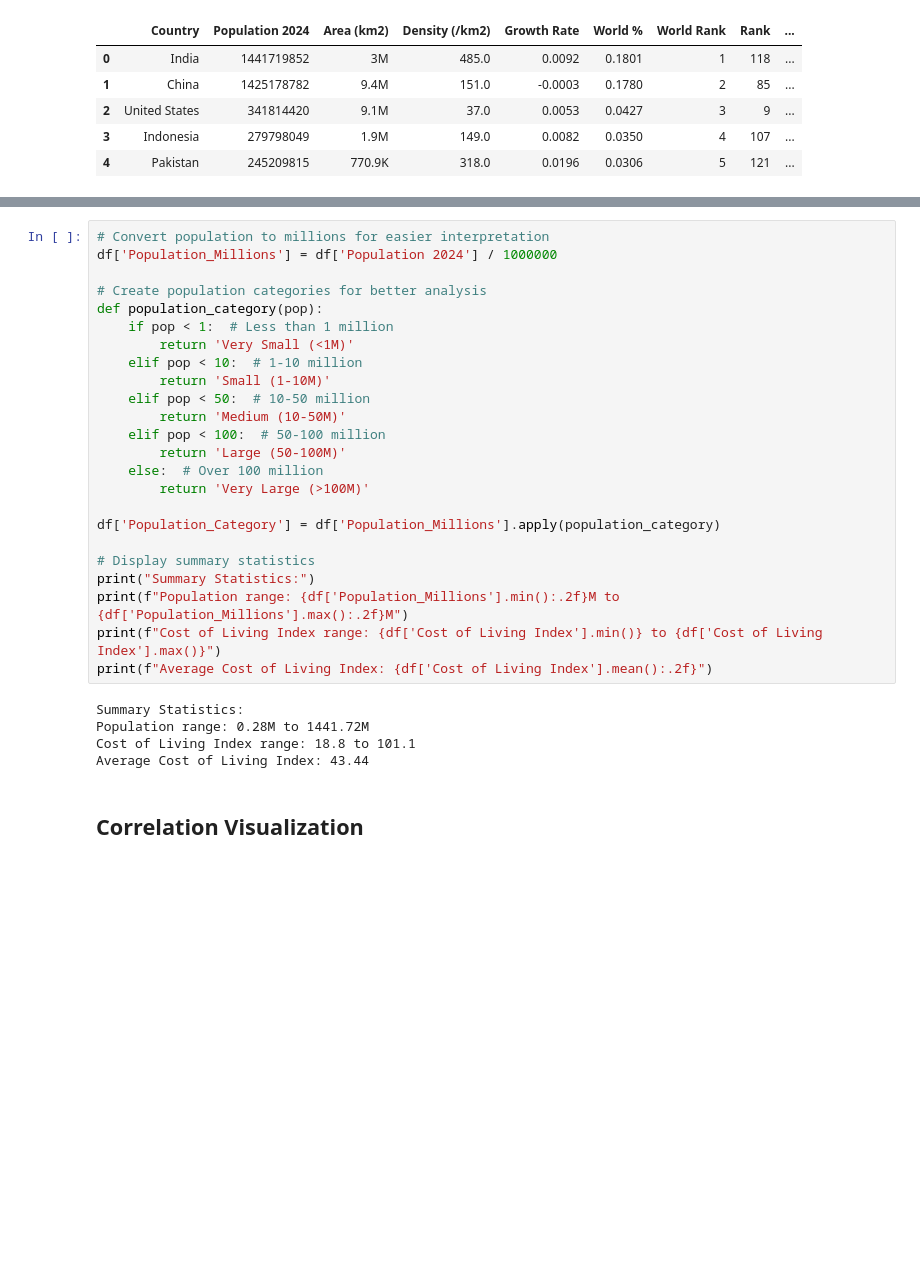
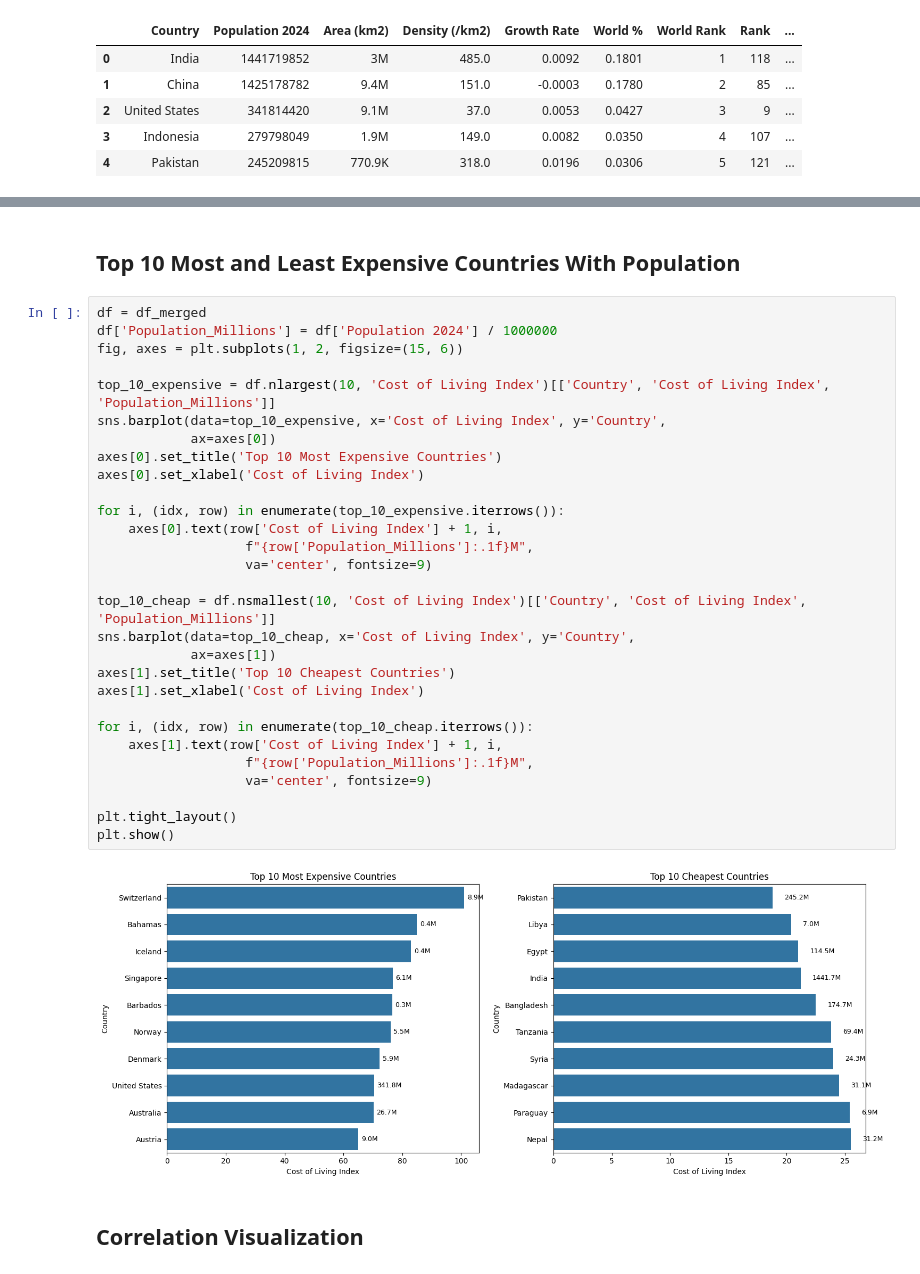
Before and after one commit to Jigs1121/IS-477-Project, a Jupyter notebook: Analysis.ipynb, the cells around one changed output, grey strips where cells are left out. Drawn from its saved outputs; the diff is of its cells as text; blank space fills up the shorter version.

Commit message:
Analysis+Conclusion

```diff
--- a/Analysis.ipynb
+++ b/Analysis.ipynb
@@ -99,32 +74,36 @@ First few rows:
-# %%
-# Convert population to millions for easier interpretation
-df['Population_Millions'] = df['Population 2024'] / 1000000
-
-# Create population categories for better analysis
-def population_category(pop):
-    if pop < 1:  # Less than 1 million
-        return 'Very Small (<1M)'
-    elif pop < 10:  # 1-10 million
-        return 'Small (1-10M)'
-    elif pop < 50:  # 10-50 million
-        return 'Medium (10-50M)'
-    elif pop < 100:  # 50-100 million
-        return 'Large (50-100M)'
-    else:  # Over 100 million
-        return 'Very Large (>100M)'
-
-df['Population_Category'] = df['Population_Millions'].apply(population_category)
-
-# Display summary statistics
-print("Summary Statistics:")
-print(f"Population range: {df['Population_Millions'].min():.2f}M to {df['Population_Millions'].max():.2f}M")
-print(f"Cost of Living Index range: {df['Cost of Living Index'].min()} to {df['Cost of Living Index'].max()}")
-print(f"Average Cost of Living Index: {df['Cost of Living Index'].mean():.2f}")
-# %% [output]
-Summary Statistics:
-Population range: 0.28M to 1441.72M
-Cost of Living Index range: 18.8 to 101.1
-Average Cost of Living Index: 43.44
+# %% [markdown]
+## Top 10 Most and Least Expensive Countries With Population
+# %%
+df = df_merged
+df['Population_Millions'] = df['Population 2024'] / 1000000
+fig, axes = plt.subplots(1, 2, figsize=(15, 6))
+
+top_10_expensive = df.nlargest(10, 'Cost of Living Index')[['Country', 'Cost of Living Index', 'Population_Millions']]
+sns.barplot(data=top_10_expensive, x='Cost of Living Index', y='Country',
+            ax=axes[0])
+axes[0].set_title('Top 10 Most Expensive Countries')
+axes[0].set_xlabel('Cost of Living Index')
+
+for i, (idx, row) in enumerate(top_10_expensive.iterrows()):
+    axes[0].text(row['Cost of Living Index'] + 1, i,
+                   f"{row['Population_Millions']:.1f}M",
+                   va='center', fontsize=9)
+
+top_10_cheap = df.nsmallest(10, 'Cost of Living Index')[['Country', 'Cost of Living Index', 'Population_Millions']]
+sns.barplot(data=top_10_cheap, x='Cost of Living Index', y='Country',
+            ax=axes[1])
+axes[1].set_title('Top 10 Cheapest Countries')
+axes[1].set_xlabel('Cost of Living Index')
+
+for i, (idx, row) in enumerate(top_10_cheap.iterrows()):
+    axes[1].text(row['Cost of Living Index'] + 1, i,
+                   f"{row['Population_Millions']:.1f}M",
+                   va='center', fontsize=9)
+
+plt.tight_layout()
+plt.show()
+# %% [output]
+[figure, added]
 # %% [markdown]
 ## Correlation Visualization
 # %%
```
Also changed, not shown: parts of 5 cells of this notebook, 1 other file.
